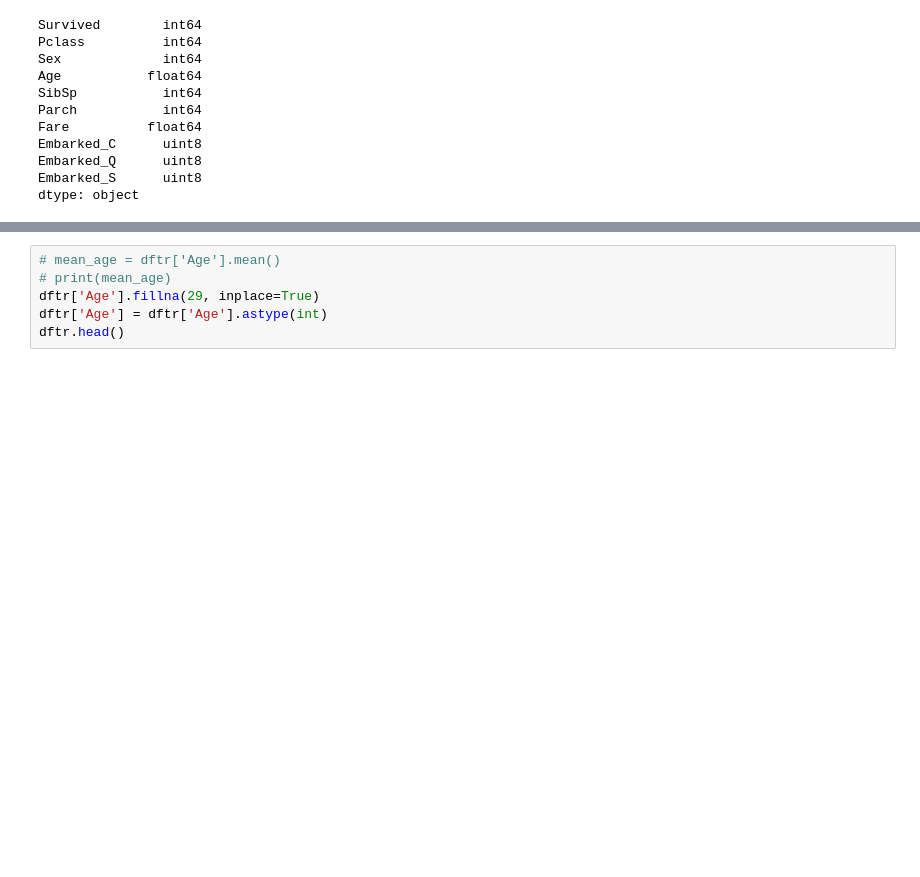
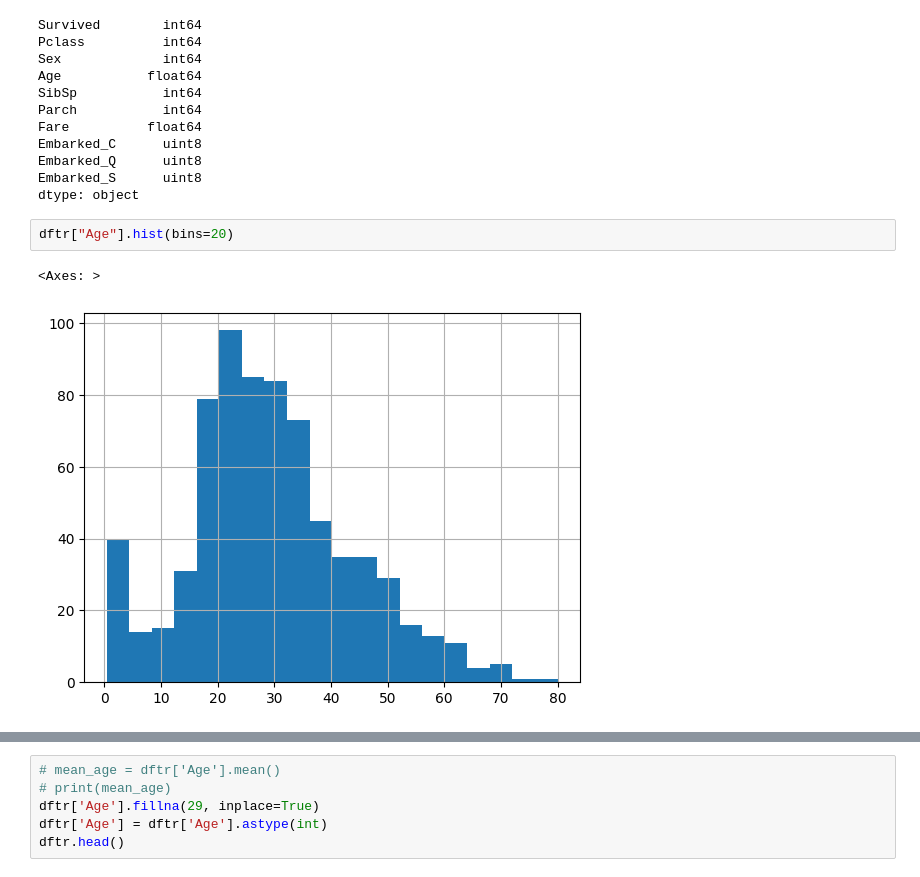
Before and after one commit to yyusufcoskun/Titanic-RF-Kaggle, a Jupyter notebook: main.ipynb, the cells around one changed output, grey strips where cells are left out. Drawn from its saved outputs; the diff is of its cells as text; blank space fills up the shorter version.

```diff
--- a/main.ipynb
+++ b/main.ipynb
@@ -60,3 +83,8 @@ Embarked_C      uint8
 Embarked_Q      uint8
 Embarked_S      uint8
 dtype: object
+# %%
+dftr["Age"].hist(bins=20)
+# %% [output]
+<Axes: >
+[figure, added]
```
Also changed, not shown: parts of 25 cells of this notebook, 2 other files.
